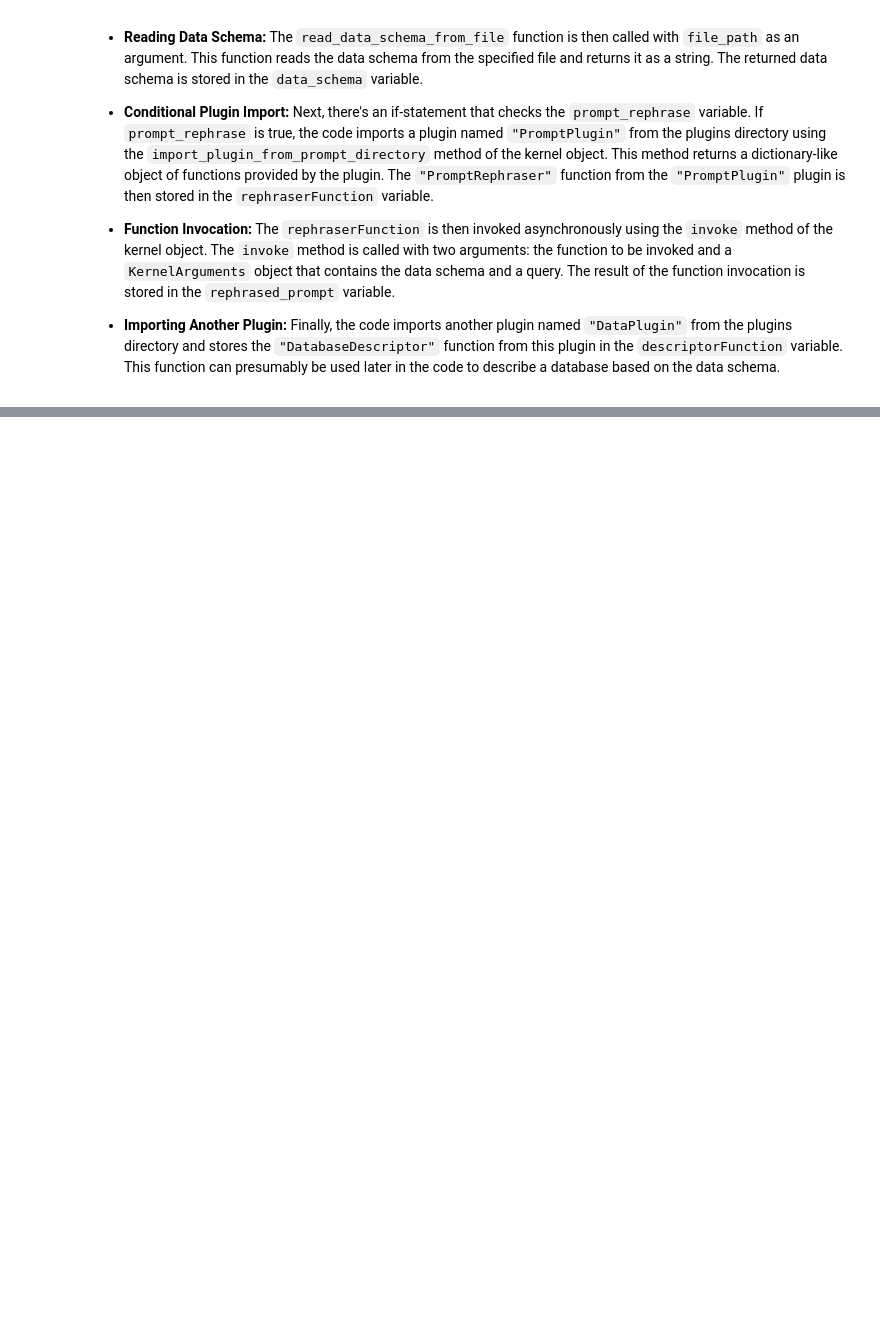
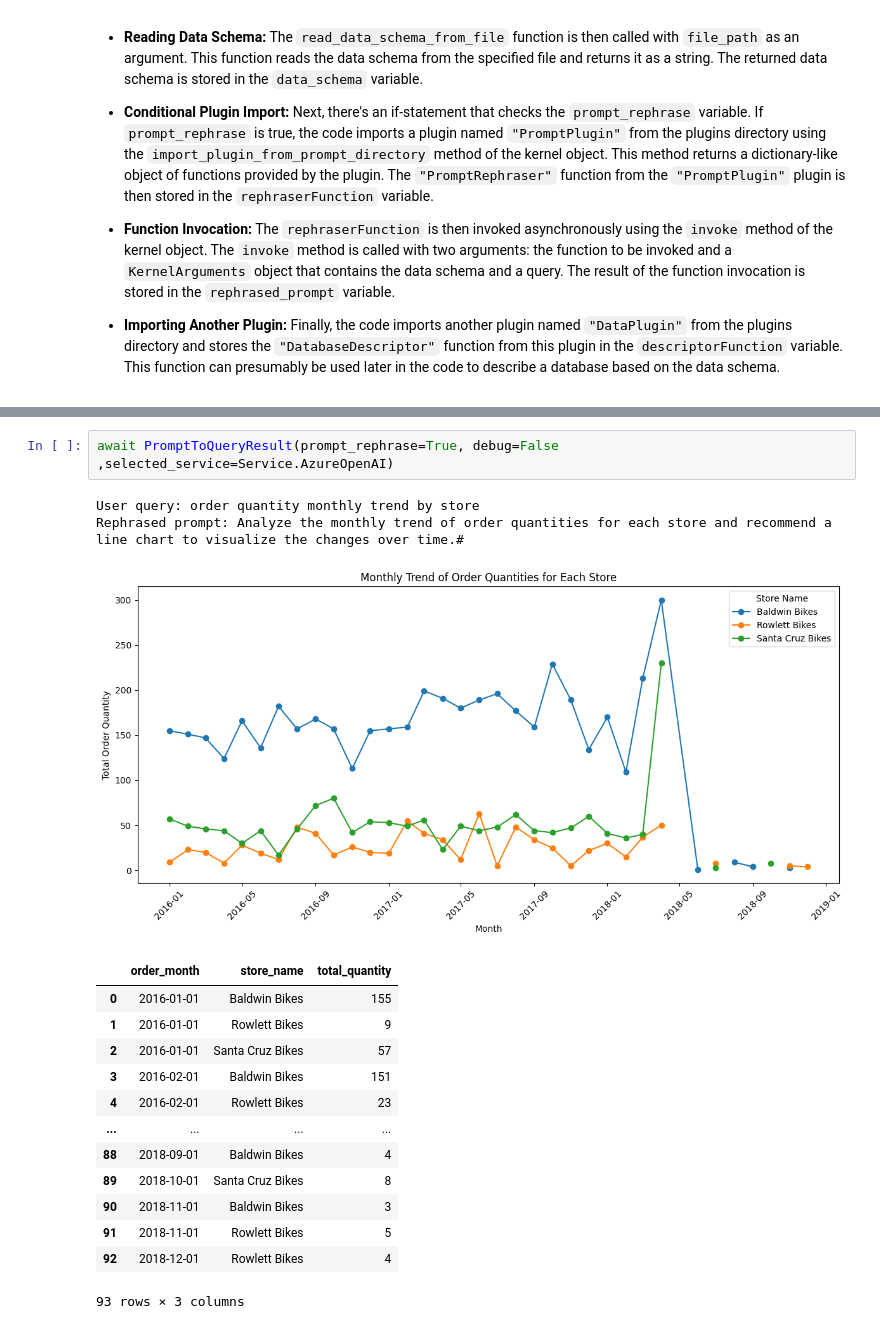
Before and after one commit to baykalucar/SemanticQueries, a Jupyter notebook: demo.ipynb, the cells around one changed output, grey strips where cells are left out. Saved outputs shown, nothing was run; the diff lists cells and outputs as text; blank space fills up the shorter version.

```diff
--- a/demo.ipynb
+++ b/demo.ipynb
@@ -41 +57,20 @@ await ReadQuestionsAndGenerateAnswers(filename="questions/2024-06-23.txt", selec
+# %%
+await PromptToQueryResult(prompt_rephrase=True, debug=False ,selected_service=Service.AzureOpenAI)
+# %% [output]
+User query: order quantity monthly trend by store
+Rephrased prompt: Analyze the monthly trend of order quantities for each store and recommend a line chart to visualize the changes over time.#
+[figure, added]
+|  | order_month | store_name | total_quantity |
+| 0 | 2016-01-01 | Baldwin Bikes | 155 |
+| 1 | 2016-01-01 | Rowlett Bikes | 9 |
+| 2 | 2016-01-01 | Santa Cruz Bikes | 57 |
+| 3 | 2016-02-01 | Baldwin Bikes | 151 |
+| 4 | 2016-02-01 | Rowlett Bikes | 23 |
+| ... | ... | ... | ... |
+| 88 | 2018-09-01 | Baldwin Bikes | 4 |
+| 89 | 2018-10-01 | Santa Cruz Bikes | 8 |
+| 90 | 2018-11-01 | Baldwin Bikes | 3 |
+| 91 | 2018-11-01 | Rowlett Bikes | 5 |
+| 92 | 2018-12-01 | Rowlett Bikes | 4 |
+93 rows × 3 columns
 # %%
```
Also changed, not shown: parts of 8 cells of this notebook, 7 other files.
